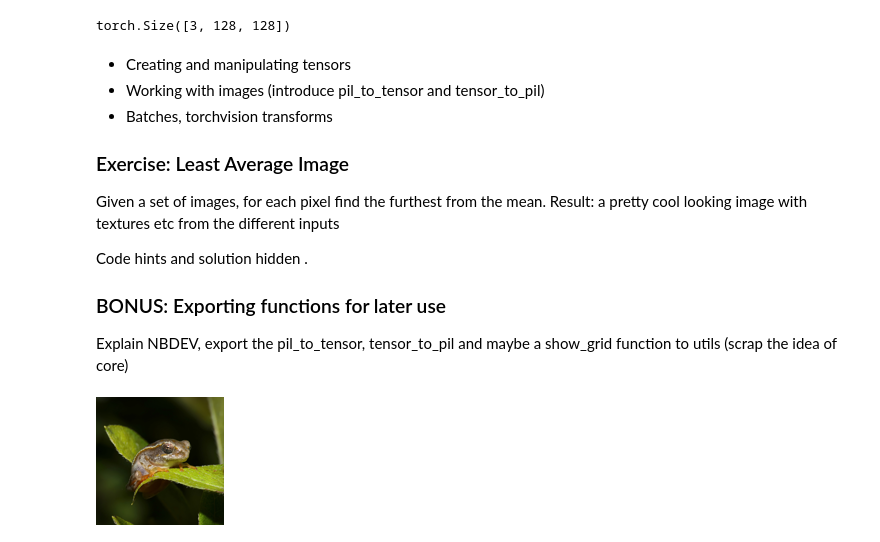
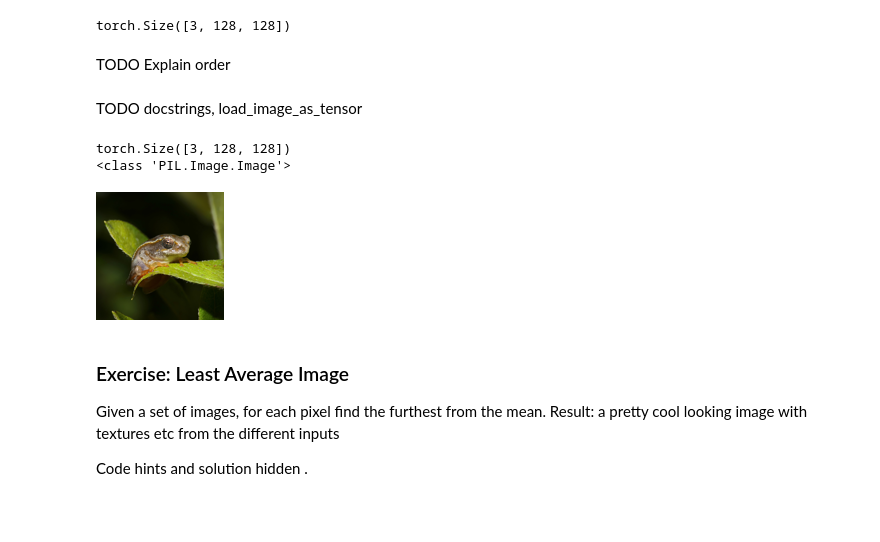
Before and after one commit to johnowhitaker/tglcourse, a Jupyter notebook: 01_PyTorch Basics.ipynb, the cells around one changed output. Cells and saved outputs as stored; diff of their text form; code cells hidden in the pictures; blank space fills up the shorter version.

```diff
--- a/01_PyTorch Basics.ipynb
+++ b/01_PyTorch Basics.ipynb
@@ -35,5 +301,21 @@ torch.Size([3, 128, 128])
 # %%
-tim = torch.tensor(np.array(im)).permute(2, 0, 1)/255.0
-tim.shape
+tensor_im = torch.tensor(np.array(im)).permute(2, 0, 1)/255.0
+tensor_im.shape
 # %% [output]
 torch.Size([3, 128, 128])
+# %% [markdown]
+TODO Explain order
+# %%
+#|export
+def pil_to_tensor(im):
+    return torch.tensor(np.array(im)).permute(2, 0, 1)/255.0
+
+def tensor_to_pil(tensor_im):
+    tensor_im = tensor_im.squeeze() # In case there is a batch dimension
+    tensor_im = tensor_im.permute(1, 2, 0)
+    tensor_im = tensor_im.clip(0, 1)*255 # Note that we clip to (0, 1)
+    im_array = np.array(tensor_im).astype(np.uint8)
+    im = Image.fromarray(im_array)
+    return im
+# %% [markdown]
+TODO docstrings, load_image_as_tensor
@@ -40,15 +326,17 @@ torch.Size([3, 128, 128])
+# %%
+im = load_image_pil('images/frog.png', size=(128, 128))
+tensor_im = pil_to_tensor(im)
+print(tensor_im.shape)
+im_out = tensor_to_pil(tensor_im)
+print(type(im_out))
+im_out
+# %% [output]
+torch.Size([3, 128, 128])
+<class 'PIL.Image.Image'>
+[figure, added]
 # %% [markdown]
-- Creating and manipulating tensors
-- Working with images (introduce pil_to_tensor and tensor_to_pil)
-- Batches, torchvision transforms
-
 ### Exercise: Least Average Image
 Given a set of images, for each pixel find the furthest from the mean.
 Result: a pretty cool looking image with textures etc from the different inputs
 
 Code hints and solution hidden \.
-
-
-### BONUS: Exporting functions for later use
-
-Explain NBDEV, export the pil_to_tensor, tensor_to_pil and maybe a show_grid function to utils (scrap the idea of core)
@@ -68,4 +342,0 @@ def pil_to_tensor(im):
-# %%
-load_image_pil('images/frog.png', size=(128, 128))
-# %% [output]
-[figure, removed]
```
Also changed, not shown: parts of 48 cells of this notebook.
